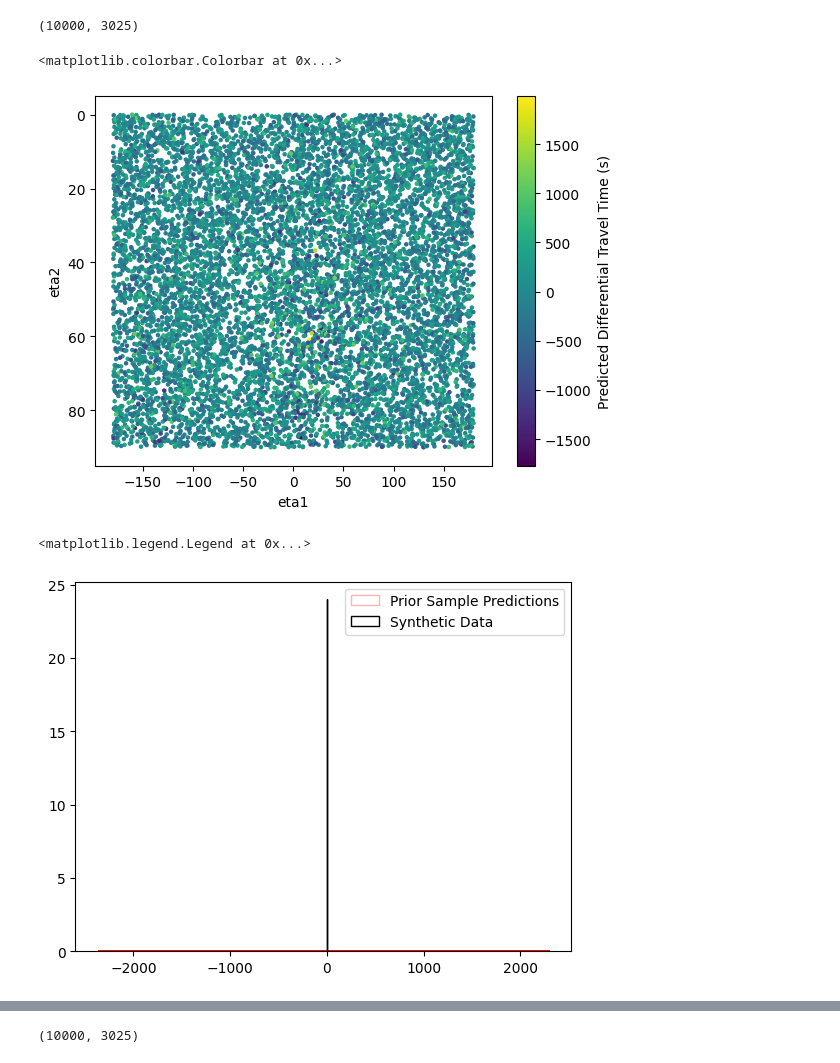
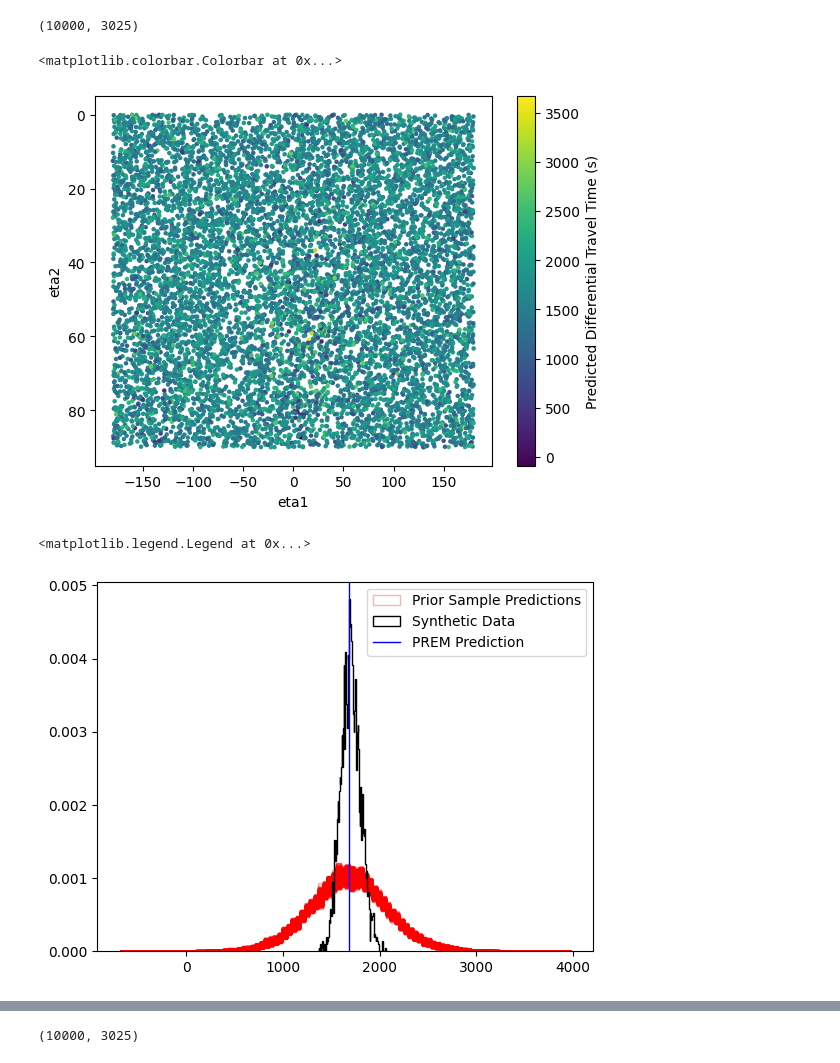
Before and after one commit to auggiemarignier/icanisddr, a Jupyter notebook: experiments/bulkic/notebooks/prior_predictive.ipynb, the cells around one changed output, grey strips where cells are left out. Cells and saved outputs as stored; diff of their text form; code cells hidden in the pictures.

Commit message:
feat: add prem prediction

```diff
--- a/experiments/bulkic/notebooks/prior_predictive.ipynb
+++ b/experiments/bulkic/notebooks/prior_predictive.ipynb
@@ -8,24 +9,29 @@ from sampling.priors import CompoundPrior, UniformPrior
 from tti.traveltimes import TravelTimeCalculator
 # %%
 rng = np.random.default_rng(1234)
+prem = PREM.as_array()
 # %%
 cfg = load_config("../config.yaml")
 
 prior = CompoundPrior.from_dict(cfg.priors.model_dump())
 prior_samples = prior.sample(10_000, rng)
 # %%
-truth = TrueBulkICConfig(**cfg.training.model_dump())
+truth = TrueBulkICConfig(**cfg.truth.model_dump())
 ic_in, ic_out = create_paths(source_spacing=30.0)
 synthetic_data = create_synthetic_data(
-    TravelTimeCalculator(ic_in, ic_out, nested=False, shear=True),
+    TravelTimeCalculator(ic_in, ic_out, reference_love=prem, nested=False, shear=True),
     truth.as_array(),
     0.05,
 ).squeeze()
 synthetic_data.shape
 # %% [output]
 (3025,)
+# %%
+prem_prediction = TravelTimeCalculator(
+    ic_in, ic_out, reference_love=prem, nested=False, shear=True
+)(np.zeros(prior.n))[0, 0]
 # %%
-ttc = TravelTimeCalculator(ic_in, ic_out, nested=True, shear=True)
+ttc = TravelTimeCalculator(ic_in, ic_out, reference_love=prem, nested=True, shear=True)
 # %%
 prior_predictive = ttc(prior_samples)
 prior_predictive.shape
@@ -47,33 +53,39 @@ plt.ylabel("eta2")
 plt.colorbar(label="Predicted Differential Travel Time (s)")
 # %% [output]
 <matplotlib.colorbar.Colorbar at 0x...>
-[figure, old version]
+[figure, new version]
 # %%
 fig, ax = plt.subplots(
     1,
     1,
 )
 ax.hist(
     prior_predictive,
     alpha=0.3,
     color=np.full(prior_predictive.shape[1], "r"),
     bins=100,
     histtype="step",
     density=True,
     label="Prior Sample Predictions",
 )
 ax.hist(
     synthetic_data,
     bins=100,
     color="k",
     histtype="step",
     density=True,
     label="Synthetic Data",
 )
+ax.axvline(
+    prem_prediction,
+    color="b",
+    lw=1,
+    label="PREM Prediction",
+)
 ax.legend()
 # %% [output]
 <matplotlib.legend.Legend at 0x...>
-[figure, old version]
+[figure, new version]
 # %%
 n_outs = 66
 max_in_index = 3
```
Also changed, not shown: parts of 6 cells of this notebook.
